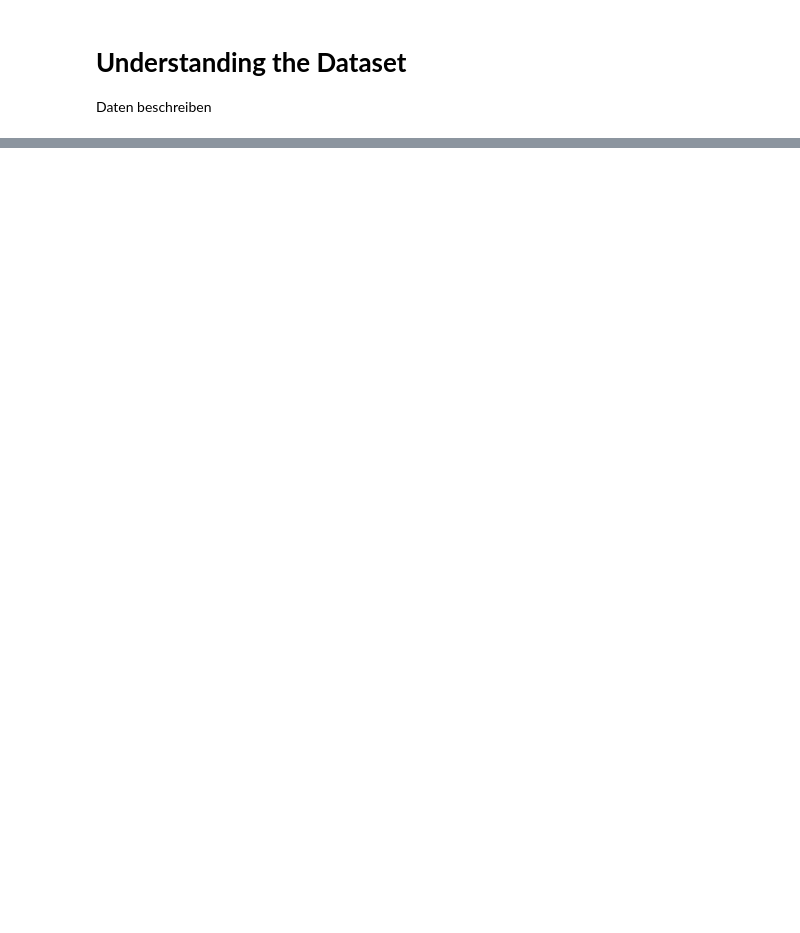
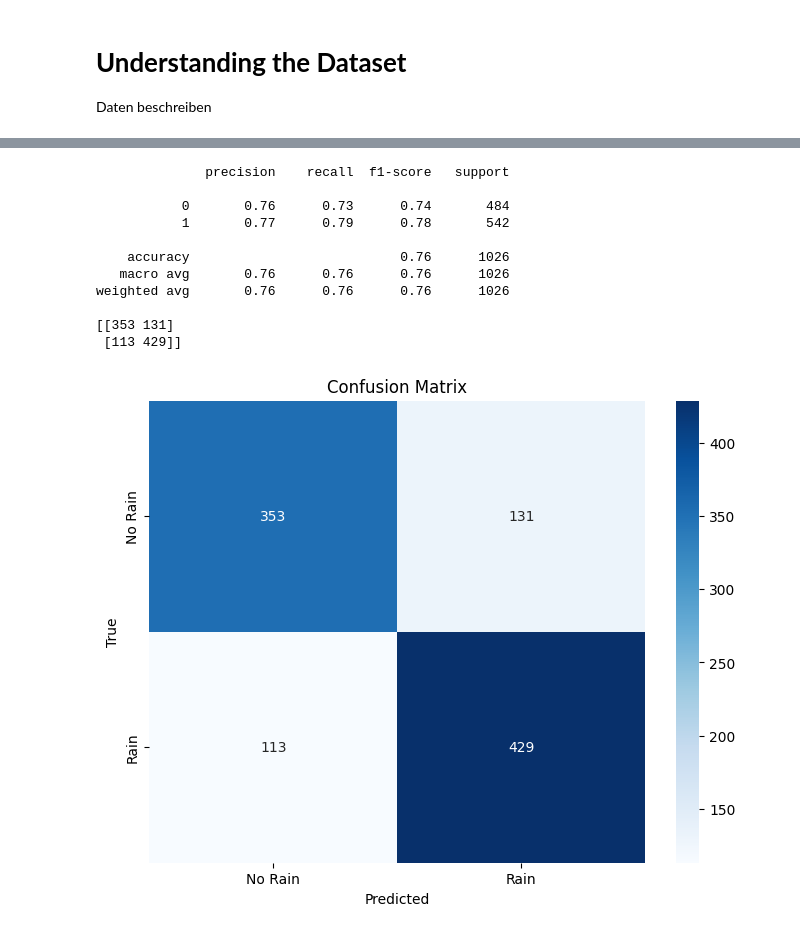
Before and after one commit to patrick-hsbr/fh_mtm_ml_project, a Jupyter notebook: weather_prediction.ipynb, the cells around one changed output, grey strips where cells are left out. Drawn from its saved outputs; the diff is of its cells as text; code cells hidden in the pictures; blank space fills up the shorter version.

```diff
--- a/weather_prediction.ipynb
+++ b/weather_prediction.ipynb
@@ -101,0 +207,58 @@ preproces data
+# %%
+# Define features and target variable
+target = 'precipitation_<lambda>'
+features = [col for col in daily_dataframe.columns if col != target and col not in ['rain_sum', 'snowfall_sum']]
+X = daily_dataframe[features]
+y = daily_dataframe[target]
+
+# Split the data into training and testing sets
+X_train, X_test, y_train, y_test = train_test_split(X, y, test_size=0.2, random_state=42)
+
+# Initialize and train the classifier
+model = RandomForestClassifier(n_estimators=100, random_state=42)
+model.fit(X_train, y_train)
+
+# Make predictions
+y_pred = model.predict(X_test)
+
+# Evaluate the model
+print(classification_report(y_test, y_pred))
+print(confusion_matrix(y_test, y_pred))
+
+# Plot confusion matrix
+plt.figure(figsize=(8, 6))
+sns.heatmap(confusion_matrix(y_test, y_pred), annot=True, fmt='d', cmap='Blues', xticklabels=['No Rain', 'Rain'], yticklabels=['No Rain', 'Rain'])
+plt.xlabel('Predicted')
+plt.ylabel('True')
+plt.title('Confusion Matrix')
+plt.show()
+
+# Feature importance visualization
+importances = model.feature_importances_
+indices = np.argsort(importances)[::-1]
+
+plt.figure(figsize=(14, 7))
+plt.title('Feature Importances')
+plt.bar(range(X.shape[1]), importances[indices], align='center')
+plt.xticks(range(X.shape[1]), [features[i] for i in indices], rotation=90)
+plt.xlim([-1, X.shape[1]])
+plt.show()
+
+# Visualize the first tree in the Random Forest
+plt.figure(figsize=(20, 10))
+plot_tree(model.estimators_[0], feature_names=features, class_names=['No Rain', 'Rain'], filled=True, rounded=True)
+plt.title("First Tree in the Random Forest (Precipitation Classification)")
+plt.show()
+# %% [output]
+              precision    recall  f1-score   support
+
+           0       0.76      0.73      0.74       484
+           1       0.77      0.79      0.78       542
+
+    accuracy                           0.76      1026
+   macro avg       0.76      0.76      0.76      1026
+weighted avg       0.76      0.76      0.76      1026
+
+[[353 131]
+ [113 429]]
+[figure, added]
```
Also changed, not shown: parts of 11 cells of this notebook, 1 other file.
